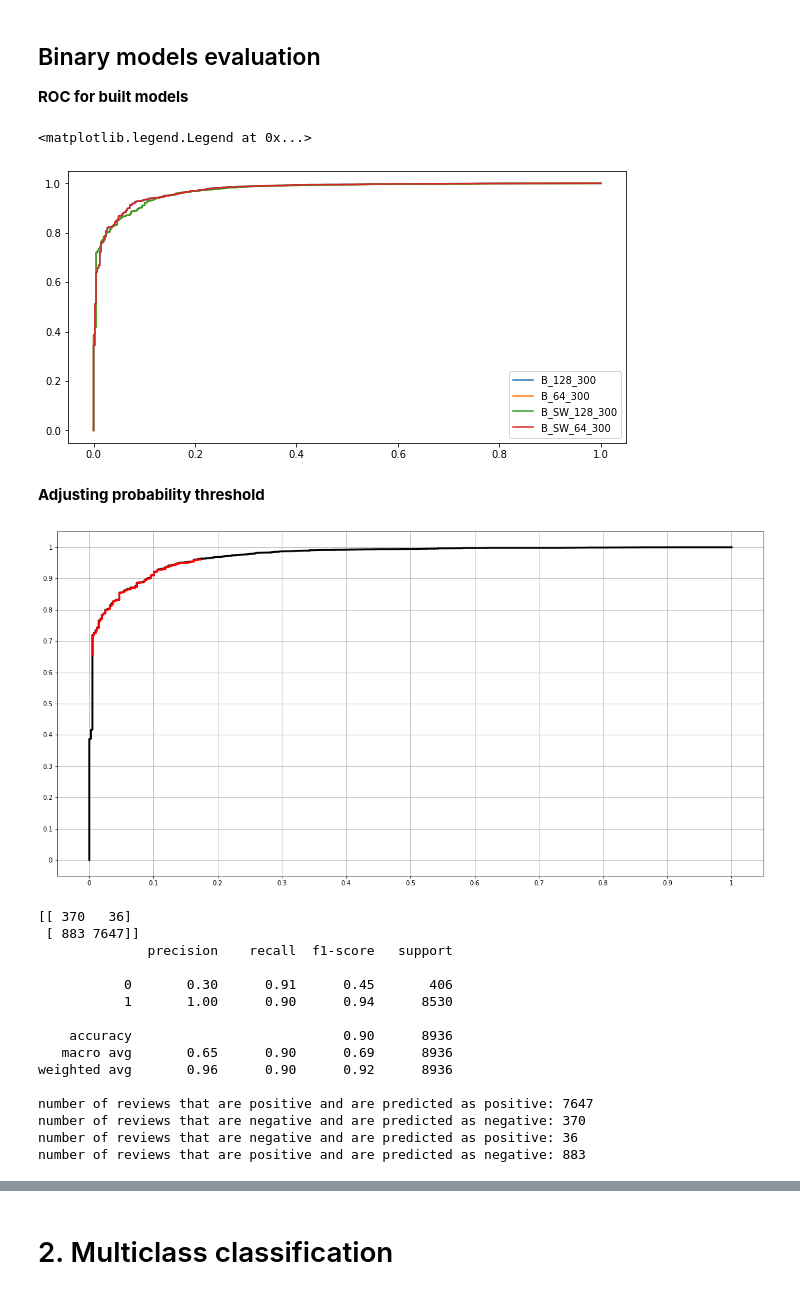
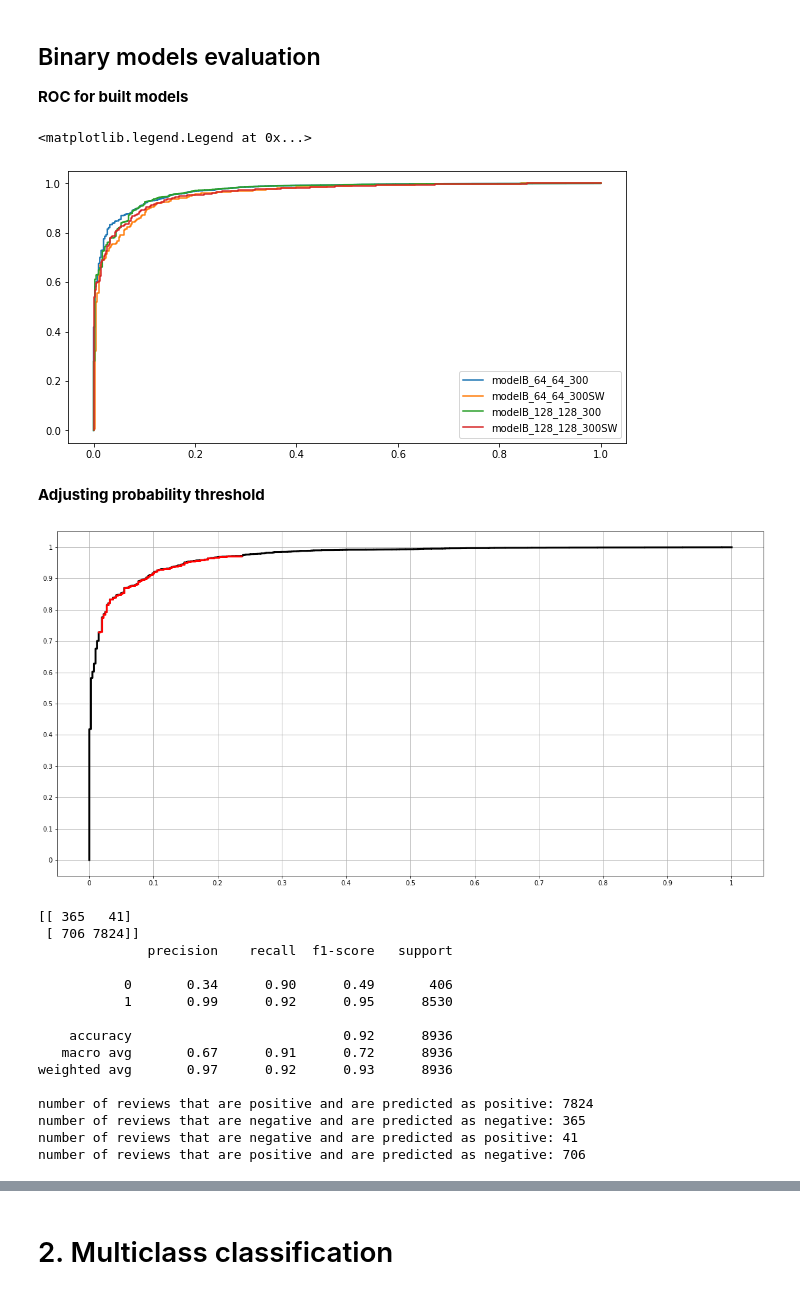
Before and after one commit to wbonicki/Ebay_sentiment_analysis, a Jupyter notebook: Neural_Networks.ipynb, the cells around one changed output, grey strips where cells are left out. Cells and saved outputs as stored; diff of their text form; code cells hidden in the pictures.

```diff
--- a/Neural_Networks.ipynb
+++ b/Neural_Networks.ipynb
@@ -136,8 +136,8 @@ if not load:
 
     model = Sequential()
     model.add(Embedding(max_words, embedding_dim, input_length=maxlen))
-    model.add(Bidirectional(LSTM(64, return_sequences=False)))
-    model.add(Dense(64, 'tanh'))
+    model.add(Bidirectional(LSTM(128, return_sequences=False)))
+    model.add(Dense(128, 'tanh'))
     model.add(Dense(32, 'tanh'))
     model.add(Dense(2, 'softmax'))
 
@@ -151,10 +151,9 @@ if not load:
               validation_split=0.2,
               callbacks=[early_stopping])
 
-    model.save(f'B_64_300.h5')
 #-------------------------------------model with sample weights -----------------------------------------------------------
 
-    sample_weights = np.where(y_train[:,1] == 1., 1, 20)
+    sample_weights = np.where(y_train[:,1] == 1., 1., 20.)
     modelSW = Sequential()
     modelSW.add(Embedding(max_words, embedding_dim, input_length=maxlen))
     modelSW.add(Bidirectional(LSTM(128, return_sequences=False)))
@@ -171,23 +170,26 @@ if not load:
     modelSW.fit(x_train, y_train, epochs=100, batch_size=32,
               validation_split=0.2,
               callbacks=[early_stopping], sample_weight=sample_weights)
-    model.save(f'B_SW_128_300.h5')
+
 
     model.save(f'binary{str(date.today())}.h5')
     modelSW.save(f'binarySW{str(date.today())}.h5')
 
+    modelB_128_128_300 = model
+    modelB_128_128_300SW = modelSW
+
 else:
     #word embeddings dimension 300 with sample weights
-    binary_128_300 = load_model('models/B_128_300.h5')
+    modelB_64_64_300 = load_model('models/modelB_64_64_300.h5')
 
     #word embeddings dimension 300 without sample weights
-    binary_64_300 = load_model('models/B_64_300.h5')
+    modelB_64_64_300SW = load_model('models/modelB_64_64_300SW.h5')
 
     #word embeddings dimension 300 without sample weights with more neurons
-    binary_128_300SW = load_model('models/B_SW_128_300.h5')
+    modelB_128_128_300 = load_model('models/modelB_128_128_300.h5')
 
     #word embeddings dimension 100 without sample weights
-    binary_64_300SW = load_model('models/B_SW_64_300.h5')
+    modelB_128_128_300SW = load_model('models/modelB_128_128_300SW.h5')
 # %%
 def ROC_NN(model, x_test, y_test):
     """
@@ -200,20 +202,20 @@ def ROC_NN(model, x_test, y_test):
 ## Binary models evaluation
 __ROC for built models__
 # %%
-models = [(binary_128_300,'B_128_300'),
-          (binary_64_300,'B_64_300'),
-          (binary_128_300SW,'B_SW_128_300'),
-          (binary_64_300SW,'B_SW_64_300')]
+models = [(modelB_64_64_300,'modelB_64_64_300'),
+          (modelB_64_64_300SW,'modelB_64_64_300SW'),
+          (modelB_128_128_300,'modelB_128_128_300'),
+          (modelB_128_128_300SW,'modelB_128_128_300SW')]
 
 fig, ax = plt.subplots(figsize=(10,5))
 leg = []
 for m in models:
     fpr, tpr, _ = ROC_NN(m[0], x_test, y_test)
     ax.plot(fpr, tpr)
     leg.append(m[1])
 
 ax.legend(leg)
 # %% [output]
 <matplotlib.legend.Legend at 0x...>
-[figure, old version]
+[figure, new version]
 # %%
@@ -223,7 +225,7 @@ __Adjusting probability threshold__
 # %%
 fpr, tpr, thr = ROC_NN(final_model_binary, x_test, y_test)
 # %%
-s, e = 1000, 1190
+s, e = 1400, 1590
 fig, ax = plt.subplots(figsize=(20,10))
 ax.plot(fpr, tpr, color='black', lw=3)
 ax.plot(fpr[s:e], tpr[s:e], color='red', lw=3)
@@ -232,12 +234,12 @@ plt.yticks(ticks=np.arange(0,1.1,0.1), labels=[0,0.1,0.2,0.3,0.4,0.5,0.6,0.7,0.8
 plt.xticks(ticks=np.arange(0,1.1,0.1), labels=[0,0.1,0.2,0.3,0.4,0.5,0.6,0.7,0.8,0.9,1])
 plt.show()
 # %% [output]
-[figure, old version]
+[figure, new version]
 # %%
 #array for selecting optimal probability threshold - the first and the last value of the red line in the chart above
 # np.hstack([tpr.reshape(-1, 1),fpr.reshape(-1, 1), thr.reshape(-1, 1)])[s:e]
 # %%
-threshold = 0.97
+threshold = 0.95
 y_pred_proba_pos = final_model_binary.predict(x_test)[:,1]
 y_pred = np.where(y_pred_proba_pos > threshold, 1, 0)
 print(confusion_matrix(y_test.argmax(1), y_pred))
@@ -249,18 +251,18 @@ print(f'number of reviews that are negative and are predicted as negative: {cm[0
 print(f'number of reviews that are negative and are predicted as positive: {cm[0][1]}')
 print(f'number of reviews that are positive and are predicted as negative: {cm[1][0]}')
 # %% [output]
-[[ 370   36]
- [ 883 7647]]
+[[ 365   41]
+ [ 706 7824]]
               precision    recall  f1-score   support
 
-           0       0.30      0.91      0.45       406
-           1       1.00      0.90      0.94      8530
+           0       0.34      0.90      0.49       406
+           1       0.99      0.92      0.95      8530
 
-    accuracy                           0.90      8936
-   macro avg       0.65      0.90      0.69      8936
-weighted avg       0.96      0.90      0.92      8936
+    accuracy                           0.92      8936
+   macro avg       0.67      0.91      0.72      8936
+weighted avg       0.97      0.92      0.93      8936
 
-number of reviews that are positive and are predicted as positive: 7647
-number of reviews that are negative and are predicted as negative: 370
-number of reviews that are negative and are predicted as positive: 36
-number of reviews that are positive and are predicted as negative: 883
+number of reviews that are positive and are predicted as positive: 7824
+number of reviews that are negative and are predicted as negative: 365
+number of reviews that are negative and are predicted as positive: 41
+number of reviews that are positive and are predicted as negative: 706
```
Also changed, not shown: parts of 7 cells of this notebook.
